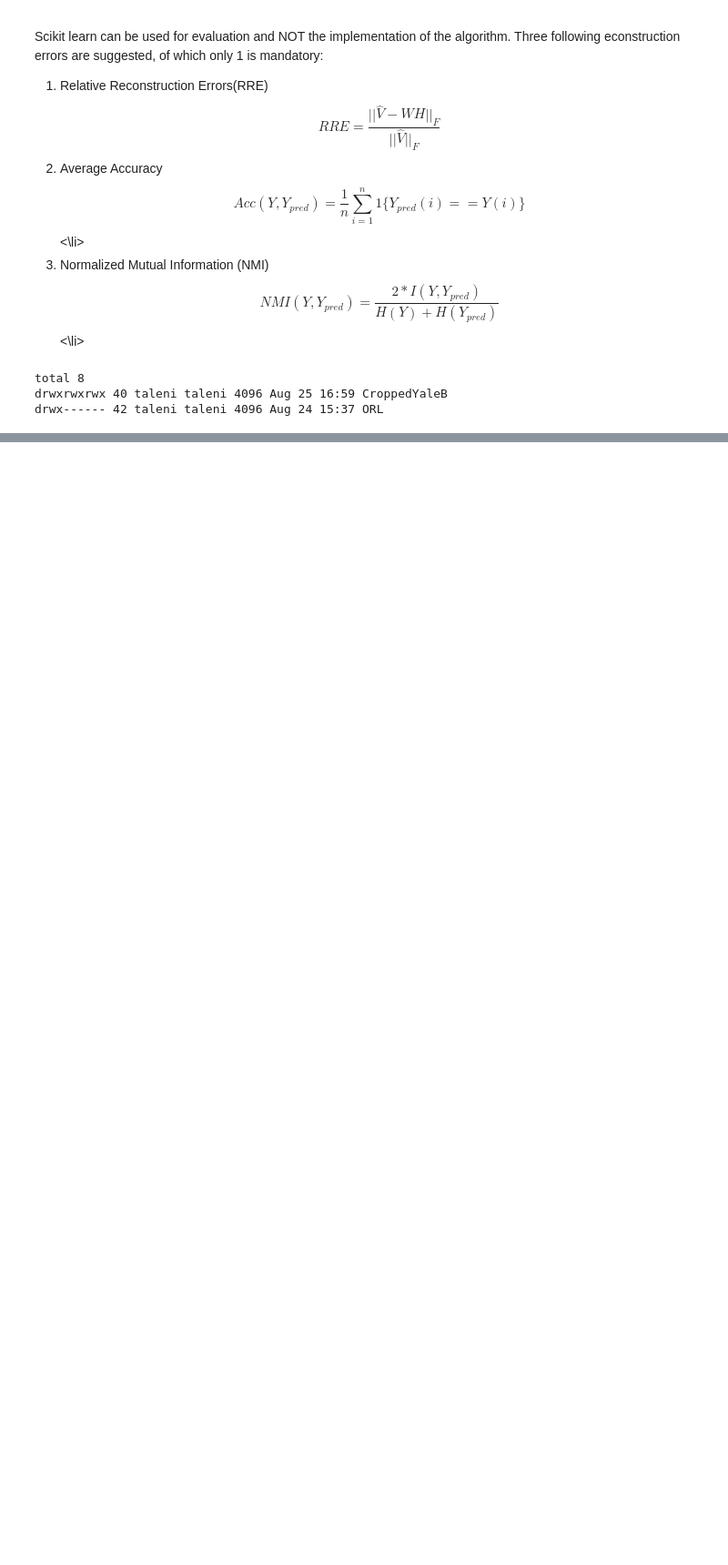
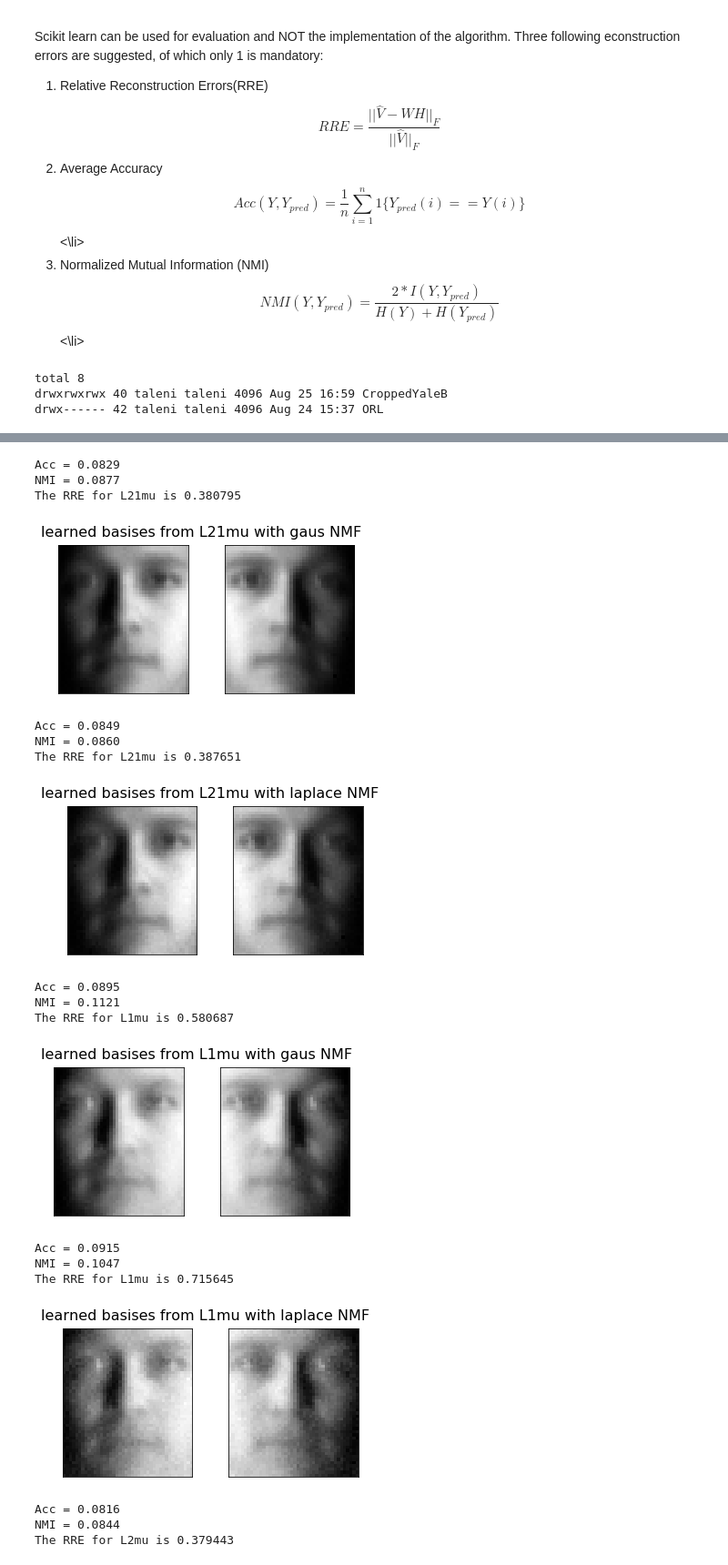
Before and after one commit to Zoey1208/Ice-Cream, a Jupyter notebook: proto.ipynb, the cells around one changed output, grey strips where cells are left out. Shown: that part at 91% size. Saved outputs shown, nothing was run; the diff lists cells and outputs as text; code cells hidden in the pictures; blank space fills up the shorter version.

```diff
--- a/proto.ipynb
+++ b/proto.ipynb
@@ -96,0 +369,13 @@ img_size
+# %%
+from collections import Counter
+from sklearn.cluster import KMeans
+from sklearn.metrics import accuracy_score
+from sklearn.metrics import normalized_mutual_info_score
+
+def assign_cluster_label(H, Y):
+    kmeans = KMeans(n_clusters=len(set(Y))).fit(H)
+    Y_pred = np.zeros(Y.shape)
+    for i in set(kmeans.labels_):
+        ind = kmeans.labels_ == i
+        Y_pred[ind] = Counter(Y[ind]).most_common(1)[0][0] # assign label.
+    return Y_pred
@@ -96,0 +384,45 @@ img_size
+# %%
+d ={}
+P,Q = initialize(X)
+steps = 100
+V_hat = X
+possible = [L21mu, L1mu,L2mu]
+metrics = [L21mu,L1mu, L2mu]
+noise_types = ['gaus', 'laplace']
+for model in metrics:
+    for n in noise_types:
+        if model in possible:
+            Vnoisy, noise = add_noise(X, n,40)
+            Vnoisy = np.clip(Vnoisy,a_min=0,a_max=None)
+            W, H = model(Vnoisy,P,Q,steps)
+            RRE = np.linalg.norm(V_hat - W.dot(H.T)) / np.linalg.norm(V_hat)
+
+            Y_pred = assign_cluster_label(H, Y)
+            acc = accuracy_score(Y, Y_pred)
+            nmi = normalized_mutual_info_score(Y, Y_pred)
+            print('Acc = {:.4f} \nNMI = {:.4f}'.format(acc, nmi))
+
+            plot_p(W, str(model).split()[1],n, RRE)
+
+            key = str(model).split()[1]+'_'+n
+            d[key]  = [W,H,n,RRE, acc, nmi]
+# %% [output]
+Acc = 0.0829
+NMI = 0.0877
+The RRE for L21mu is 0.380795
+[figure, added]
+Acc = 0.0849
+NMI = 0.0860
+The RRE for L21mu is 0.387651
+[figure, added]
+Acc = 0.0895
+NMI = 0.1121
+The RRE for L1mu is 0.580687
+[figure, added]
+Acc = 0.0915
+NMI = 0.1047
+The RRE for L1mu is 0.715645
+[figure, added]
+Acc = 0.0816
+NMI = 0.0844
+The RRE for L2mu is 0.379443
```
Also changed, not shown: parts of 30 cells of this notebook, 1 other file.
